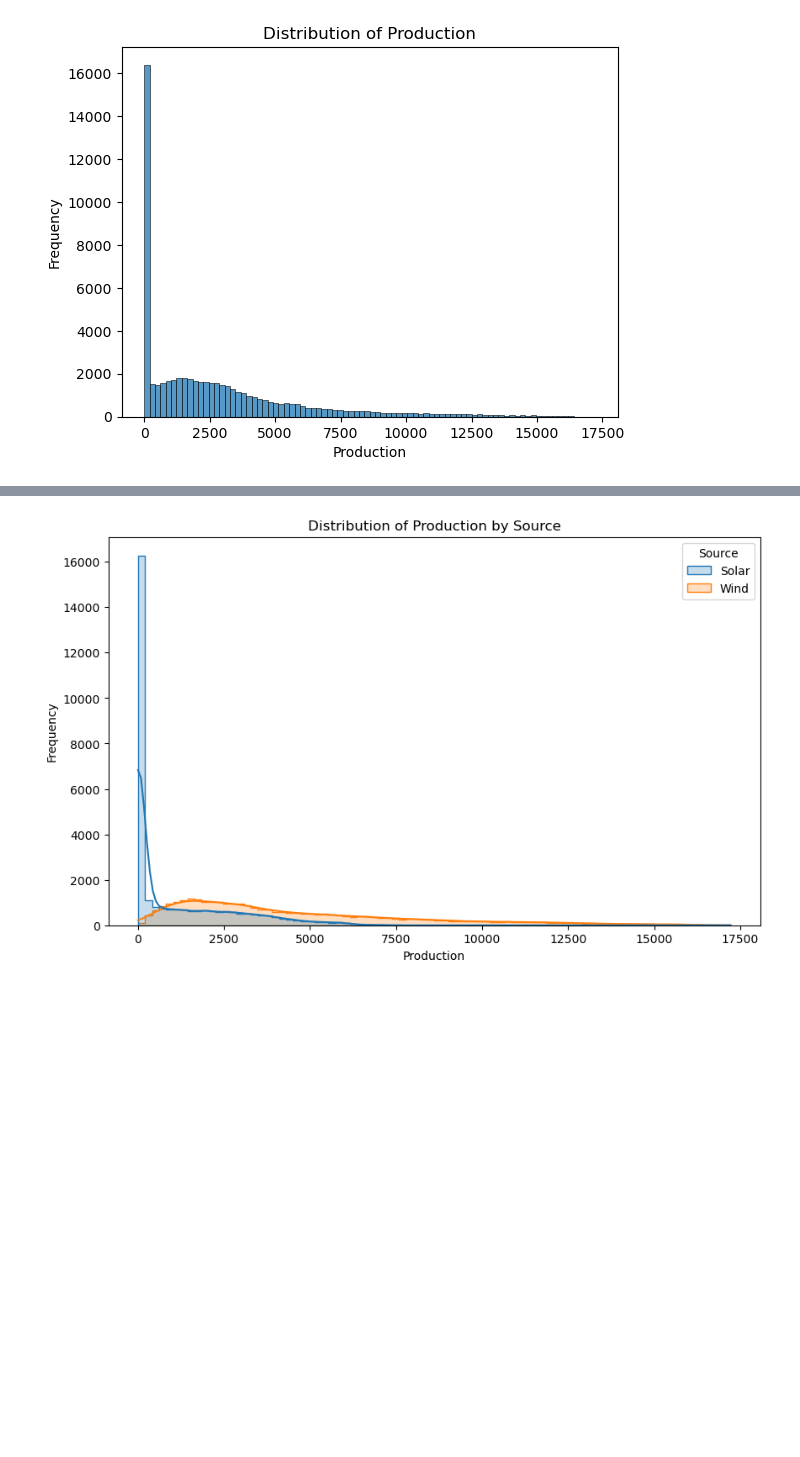
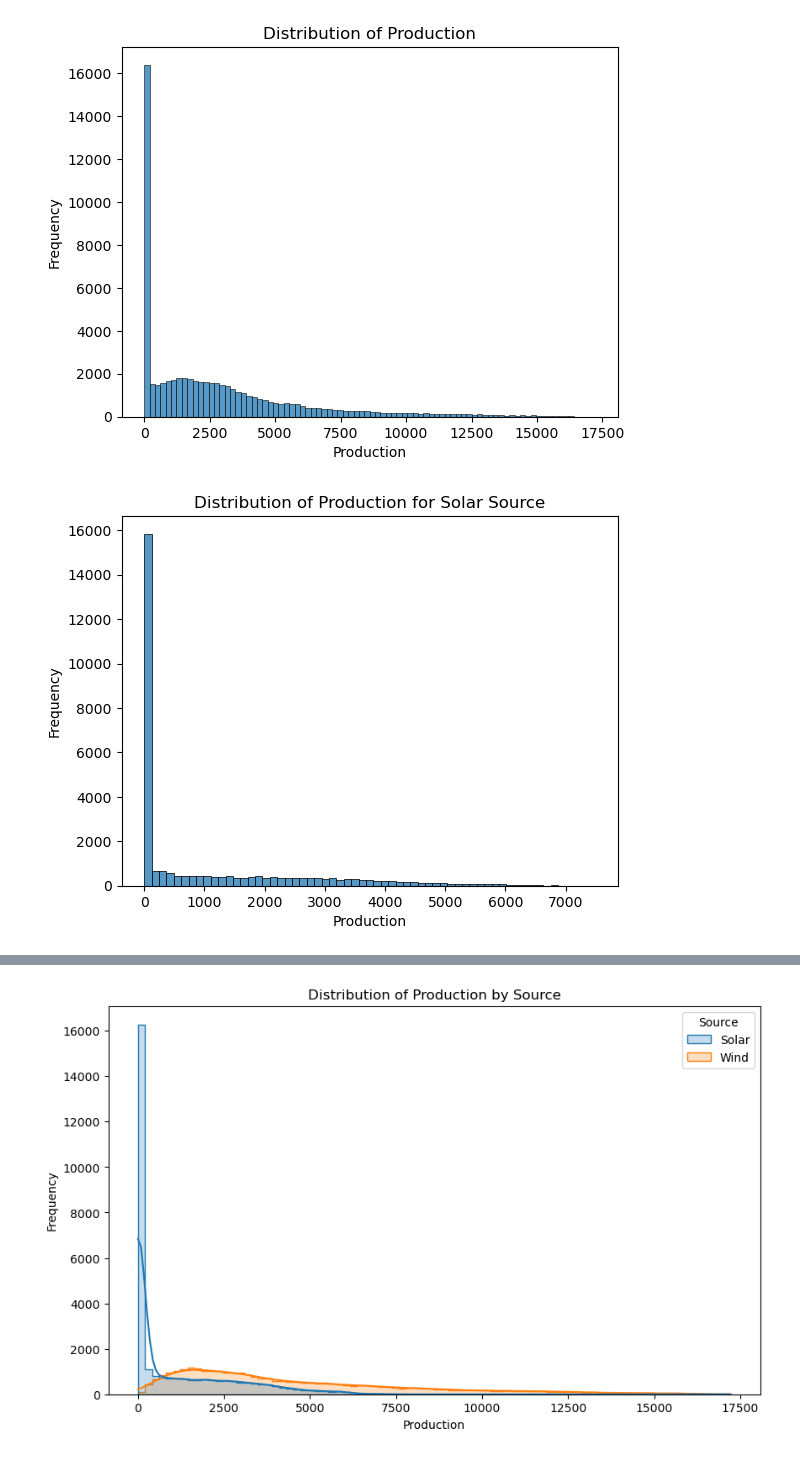
Before and after one commit to sai14karthik/Nexus-S1-Deakin-Internship, a Jupyter notebook: Energy Industry/main.ipynb, the cells around one changed output, grey strips where cells are left out. Cells and saved outputs as stored; diff of their text form; code cells hidden in the pictures; blank space fills up the shorter version.

```diff
--- a/Energy Industry/main.ipynb
+++ b/Energy Industry/main.ipynb
@@ -190,3 +190,12 @@ plt.ylabel('Frequency')
 plt.show()
 # %% [output]
 [figure]
+# %%
+solar_df = df[df["Source"] == "Solar"]
+sns.histplot(solar_df["Production"], kde=False)
+plt.title('Distribution of Production for Solar Source')
+plt.xlabel('Production')
+plt.ylabel('Frequency')
+plt.show()
+# %% [output]
+[figure, added]
```
Also changed, not shown: parts of 3 cells of this notebook.
